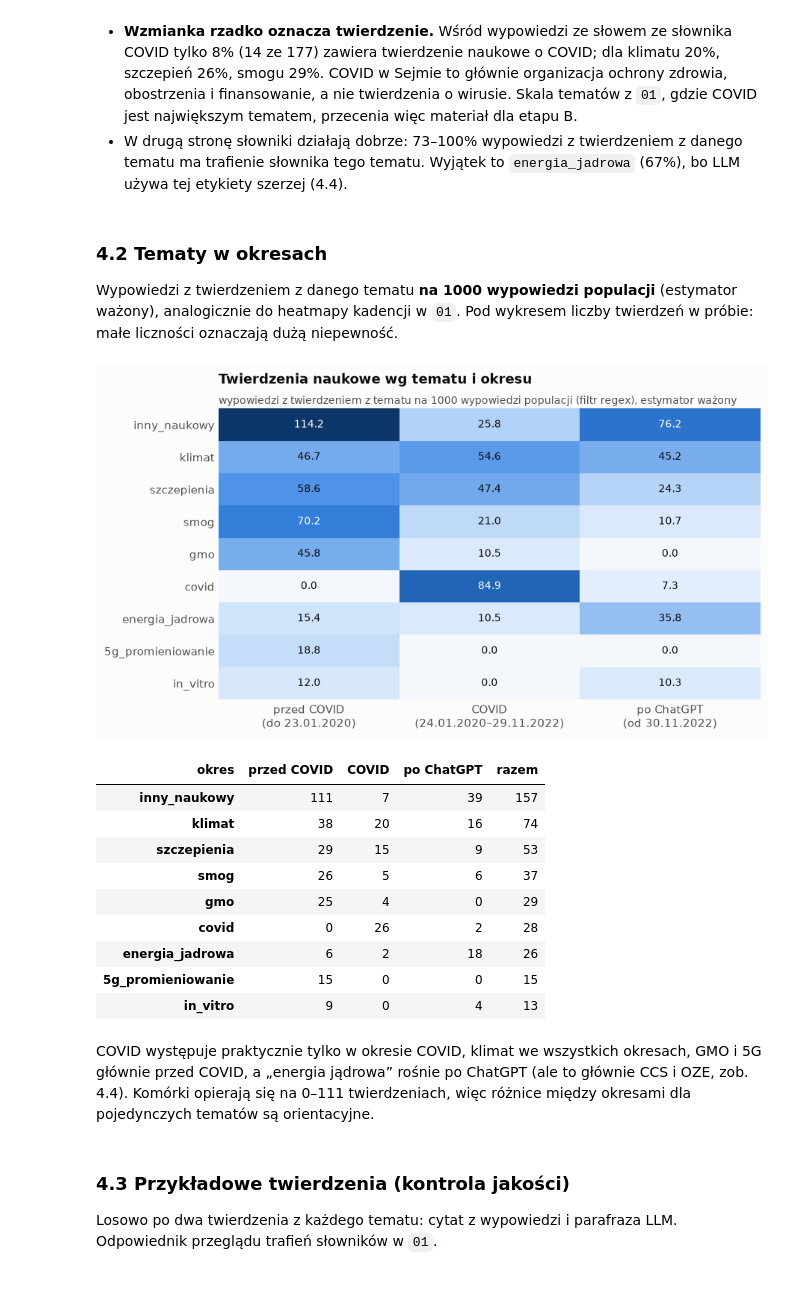
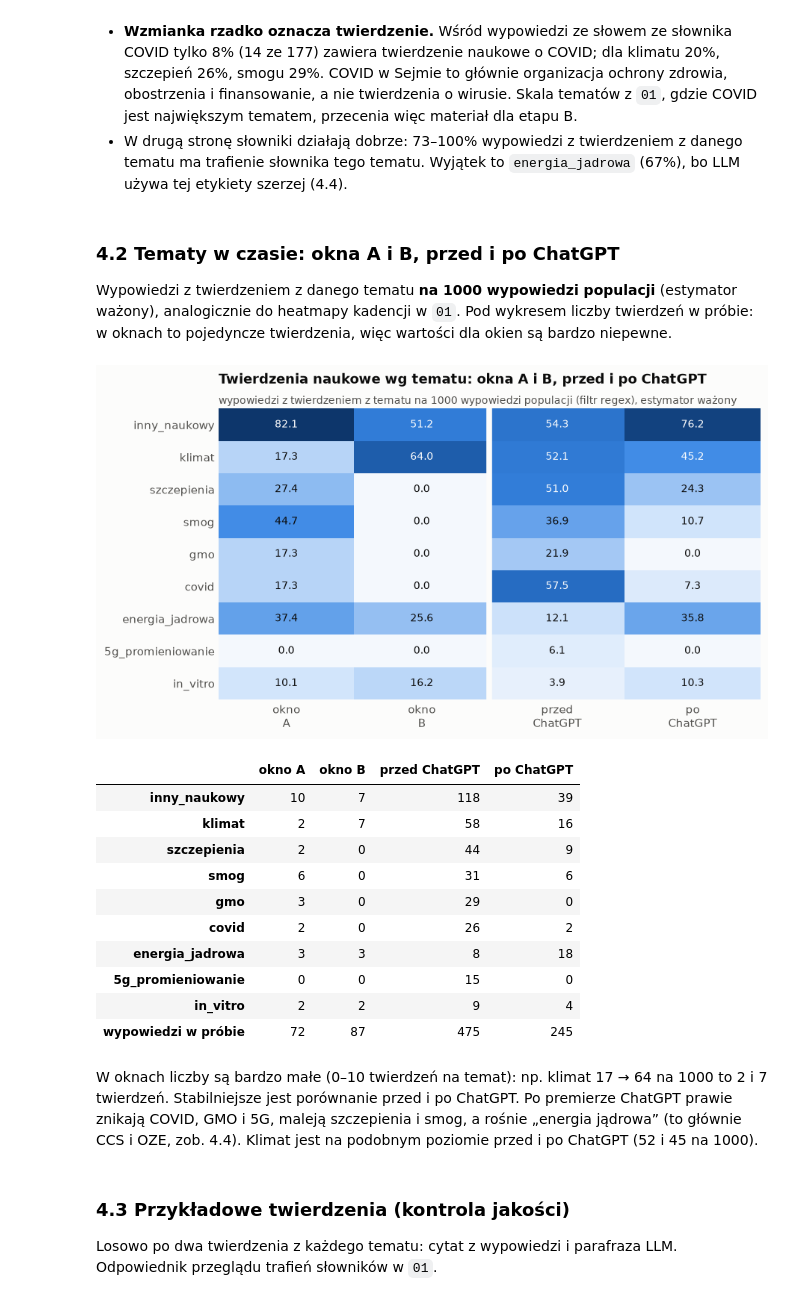
Before and after one commit to Filpus/AMC, a Jupyter notebook: notebooks/02_llm_etap_a.ipynb, the cells around one changed output. Saved outputs shown, nothing was run; the diff lists cells and outputs as text; code cells hidden in the pictures.

```diff
--- a/notebooks/02_llm_etap_a.ipynb
+++ b/notebooks/02_llm_etap_a.ipynb
@@ -137,16 +175,23 @@ df = R.load("etap_a_v2", "rok", 60)
 first = R.load("etap_a_v2", "rok", 60, keep="first")
 retest = R.load("etap_a_v2", "rok", 60, suffix="_powtorka")
 rerun_ids = set(df.loc[df["num_ctx"] == llm.NUM_CTX, "wypowiedz_id"])
-cand = R.candidates(df)
-cl = R.claims(df)
+
+pop = pd.concat([corpus.load(k).assign(zrodlo=k) for k in corpus.RODZAJE], ignore_index=True)
+pop["mowca"] = pop["mowca"].fillna(pop["etykieta"])
+pop["okres"] = sampling.period(pop["data"])
+for d in (pop, df, first):
+    d["okno"] = window(d["data"])
+    d["chatgpt"] = np.where(d["data"] < CHATGPT, "przed", "po")
+mer = pop[pop["merytoryczna"]]
+filt = mer[sampling.prefilter(mer)]
+
+when = ["wypowiedz_id", "okno", "chatgpt"]
+cand = R.candidates(df).merge(df[when], on="wypowiedz_id", how="left")
+cl = R.claims(df).merge(df[when], on="wypowiedz_id", how="left")
 flags = R.topic_flags(df, cl, TOPICS_LLM)
 df["n_tematow"] = flags.sum(axis=1)
 for t in TOPICS_LLM:
     df[f"tw_{t}"] = flags[t]
-
-pop = pd.concat([corpus.load(k).assign(zrodlo=k) for k in corpus.RODZAJE], ignore_index=True)
-mer = pop[pop["merytoryczna"]]
-filt = mer[sampling.prefilter(mer)]
 
 funnel = pd.DataFrame({
     "wszystkie wypowiedzi": pop.groupby("zrodlo").size(),
@@ -497,44 +569,55 @@ topics_tab.round(1)
 * W drugą stronę słowniki działają dobrze: 73–100% wypowiedzi z twierdzeniem z danego tematu ma trafienie słownika tego tematu.
   Wyjątek to `energia_jadrowa` (67%), bo LLM używa tej etykiety szerzej (4.4).
 # %% [markdown]
-### 4.2 Tematy w okresach
+### 4.2 Tematy w czasie: okna A i B, przed i po ChatGPT
 
-Wypowiedzi z twierdzeniem z danego tematu **na 1000 wypowiedzi populacji** (estymator ważony), analogicznie do heatmapy kadencji w `01`.
-Pod wykresem liczby twierdzeń w próbie: małe liczności oznaczają dużą niepewność.
+Wypowiedzi z twierdzeniem z danego tematu **na 1000 wypowiedzi populacji** (estymator ważony), analogicznie do heatmapy kadencji
+w `01`. Pod wykresem liczby twierdzeń w próbie: w oknach to pojedyncze twierdzenia, więc wartości dla okien są bardzo niepewne.
 # %%
-heat = pd.DataFrame({t: R.weighted_share(df, "okres", y=f"tw_{t}") * 1000 for t in TOPICS_LLM}).T[PERIODS].loc[topics_tab.index]
+COLS = [("okno", "A", "okno A"), ("okno", "B", "okno B"), ("chatgpt", "przed", "przed ChatGPT"), ("chatgpt", "po", "po ChatGPT")]
+
+
+def wshare(d, y):
+    return (d[y] * d["waga"]).sum() / d["waga"].sum()
+
+
+heat = pd.DataFrame({lab: [1000 * wshare(df[df[by] == v], f"tw_{t}") for t in topics_tab.index] for by, v, lab in COLS},
+                    index=topics_tab.index)
 fig, ax = plt.subplots(figsize=(8.5, 4.6))
 ax.imshow(heat.values, cmap=SEQ, aspect="auto", vmin=0)
-ax.set_xticks(range(len(PERIODS)), [PERIOD_TICK[p] for p in PERIODS]); ax.set_yticks(range(len(heat)), heat.index)
+ax.set_xticks(range(len(COLS)), [lab.replace(" ", "\n", 1) for _, _, lab in COLS]); ax.set_yticks(range(len(heat)), heat.index)
+ax.axvline(1.5, color=SURF, lw=5)
 ax.grid(False); ax.tick_params(length=0)
 for s in ax.spines.values():
     s.set_visible(False)
 thr = heat.values.max() * 0.55
 for i in range(heat.shape[0]):
     for j in range(heat.shape[1]):
         v = heat.values[i, j]
         ax.text(j, i, f"{v:.1f}", ha="center", va="center", fontsize=9, color="white" if v > thr else INK)
-ax.set_title("Twierdzenia naukowe wg tematu i okresu")
+ax.set_title("Twierdzenia naukowe wg tematu: okna A i B, przed i po ChatGPT")
 subtitle(ax, "wypowiedzi z twierdzeniem z tematu na 1000 wypowiedzi populacji (filtr regex), estymator ważony")
 save(fig, "llm_a_06_tematy_okresy"); plt.show()
-counts = pd.crosstab(cl["temat"], cl["okres"]).reindex(index=heat.index, columns=PERIODS, fill_value=0).rename(columns=PERIOD_LABEL)
-counts.assign(razem=counts.sum(axis=1))
+counts = pd.DataFrame({lab: cl.loc[cl[by] == v, "temat"].value_counts() for by, v, lab in COLS}).reindex(heat.index).fillna(0).astype(int)
+counts.loc["wypowiedzi w próbie"] = [int((df[by] == v).sum()) for by, v, _ in COLS]
+counts
 # %% [output]
-[figure, old version]
+[figure, new version]
-| okres | przed COVID | COVID | po ChatGPT | razem |
-| inny_naukowy | 111 | 7 | 39 | 157 |
-| klimat | 38 | 20 | 16 | 74 |
-| szczepienia | 29 | 15 | 9 | 53 |
-| smog | 26 | 5 | 6 | 37 |
-| gmo | 25 | 4 | 0 | 29 |
-| covid | 0 | 26 | 2 | 28 |
-| energia_jadrowa | 6 | 2 | 18 | 26 |
-| 5g_promieniowanie | 15 | 0 | 0 | 15 |
-| in_vitro | 9 | 0 | 4 | 13 |
+|  | okno A | okno B | przed ChatGPT | po ChatGPT |
+| inny_naukowy | 10 | 7 | 118 | 39 |
+| klimat | 2 | 7 | 58 | 16 |
+| szczepienia | 2 | 0 | 44 | 9 |
+| smog | 6 | 0 | 31 | 6 |
+| gmo | 3 | 0 | 29 | 0 |
+| covid | 2 | 0 | 26 | 2 |
+| energia_jadrowa | 3 | 3 | 8 | 18 |
+| 5g_promieniowanie | 0 | 0 | 15 | 0 |
+| in_vitro | 2 | 2 | 9 | 4 |
+| wypowiedzi w próbie | 72 | 87 | 475 | 245 |
 # %% [markdown]
-COVID występuje praktycznie tylko w okresie COVID, klimat we wszystkich okresach, GMO i 5G głównie przed COVID, a „energia
-jądrowa” rośnie po ChatGPT (ale to głównie CCS i OZE, zob. 4.4). Komórki opierają się na 0–111 twierdzeniach, więc różnice między
-okresami dla pojedynczych tematów są orientacyjne.
+W oknach liczby są bardzo małe (0–10 twierdzeń na temat): np. klimat 17 → 64 na 1000 to 2 i 7 twierdzeń. Stabilniejsze jest
+porównanie przed i po ChatGPT. Po premierze ChatGPT prawie znikają COVID, GMO i 5G, maleją szczepienia i smog, a rośnie
+„energia jądrowa” (to głównie CCS i OZE, zob. 4.4). Klimat jest na podobnym poziomie przed i po ChatGPT (52 i 45 na 1000).
 # %% [markdown]
 ### 4.3 Przykładowe twierdzenia (kontrola jakości)
 
```
Also changed, not shown: parts of 59 cells of this notebook, 11 other files.
